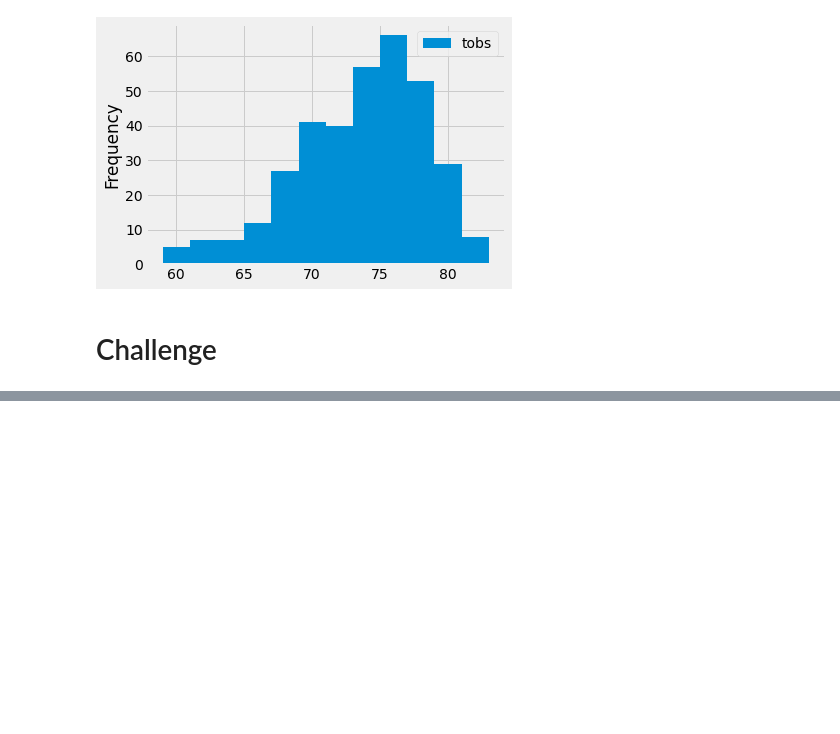
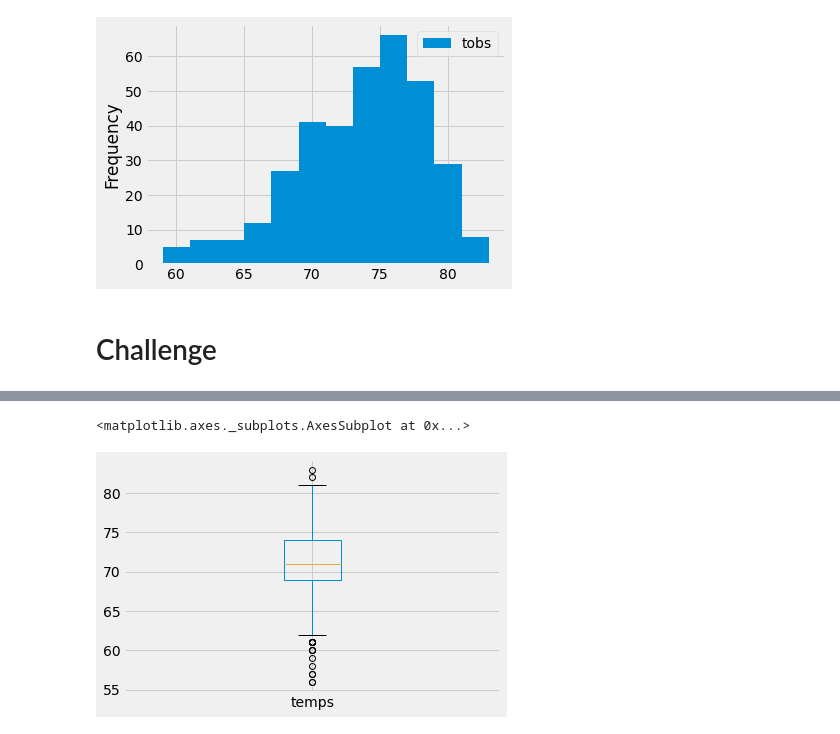
Before and after one commit to GR8505/Surfs_Up, a Jupyter notebook: climate_analysis.ipynb, the cells around one changed output, grey strips where cells are left out. Cells and saved outputs as stored; diff of their text form; code cells hidden in the pictures; blank space fills up the shorter version.

```diff
--- a/climate_analysis.ipynb
+++ b/climate_analysis.ipynb
@@ -157,0 +171,10 @@ plt.tight_layout()
+# %%
+# Determing Key Statistical Data for the month of December
+# Getting December temperatures using extract() function
+dec_temps = session.query(Measurement).filter(extract('month', Measurement.date) == 12)
+
+# Creating list of temperatures for December
+dec_temps_list = [temp.tobs for temp in dec_temps]
+
+# Printing mean temperature for the month of December
+print(np.mean(dec_temps_list))
@@ -157,0 +198,4 @@ plt.tight_layout()
+# %%
+# Key Statistical data for the month of December
+dec_df=DataFrame(dec_temps_list, columns=['temps'])
+dec_df.describe()
@@ -157,0 +222,5 @@ plt.tight_layout()
+# %%
+dec_df.boxplot()
+# %% [output]
+<matplotlib.axes._subplots.AxesSubplot at 0x...>
+[figure, added]
```
Also changed, not shown: parts of 9 cells of this notebook, 4 other files.
